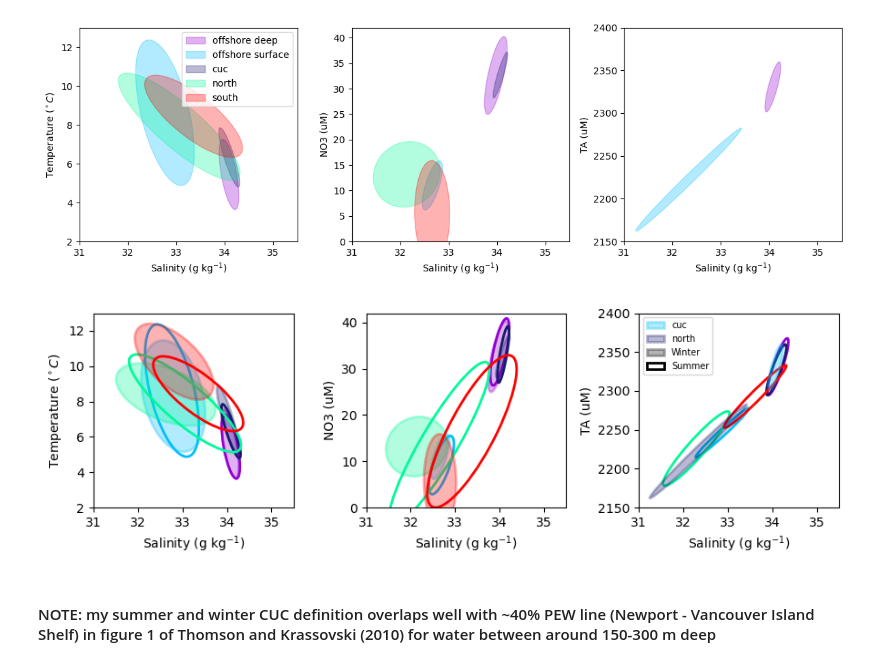
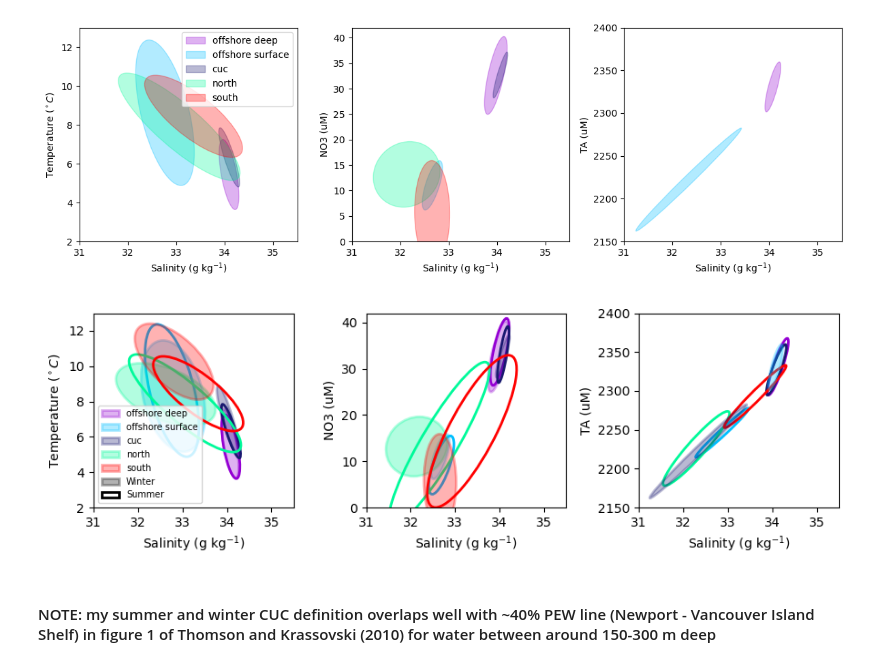
Before and after one commit to UBC-MOAD/analysis-becca, a Jupyter notebook: LiveOcean/tracers/wm_properties.ipynb, the cells around one changed output. Drawn from its saved outputs; the diff is of its cells as text; code cells hidden in the pictures.

```diff
--- a/LiveOcean/tracers/wm_properties.ipynb
+++ b/LiveOcean/tracers/wm_properties.ipynb
@@ -1075,37 +1075,37 @@ ax[0].set_ylabel('Temperature ($^\circ C$)')
 ax[0].set_xlabel('Salinity (g kg$^{-1}$)')
 
 ax[1].set_ylim([0,42])
 ax[1].set_xlim([31,35.5])
 ax[1].set_ylabel('NO3 (uM)')
 ax[1].set_xlabel('Salinity (g kg$^{-1}$)')
 
 ax[2].set_ylim([2150,2400])
 ax[2].set_xlim([31,35.5])
 ax[2].set_ylabel('TA (uM)')
 ax[2].set_xlabel('Salinity (g kg$^{-1}$)')
 
 
 # these ellipses added outside of view for the sake of the legend
 # Create the ellipse
 ellipse = Ellipse((Wx_mean[i]+100, Wy_mean[i]+100),
                       width=Wwidth[i], height=Wheight[i],
                       angle=Wangle[i], facecolor='k',
                       edgecolor='k',alpha=0.3,
                       lw=2,label='Winter')
 
     # Add the ellipse to the plot
-ax[2].add_patch(ellipse)
+ax[0].add_patch(ellipse)
 ellipse = Ellipse((x_mean[i]+100, y_mean[i]+100),
                       width=width[i], height=height[i],
                       angle=angle[i], facecolor='none',
                       edgecolor='k',lw=2,label='Summer')
 # Add the ellipse to the plot
-ax[2].add_patch(ellipse)
+ax[0].add_patch(ellipse)
 
-ax[2].legend(fontsize=7)
+ax[0].legend(fontsize=7)
 plt.tight_layout()
 # %% [output]
-[figure, old version]
+[figure, new version]
 # %% [markdown]
 #### NOTE: my summer and winter CUC definition overlaps well with ~40% PEW line (Newport - Vancouver Island Shelf) in figure 1 of Thomson and Krassovski (2010) for water between around 150-300 m deep
 # %%
```
